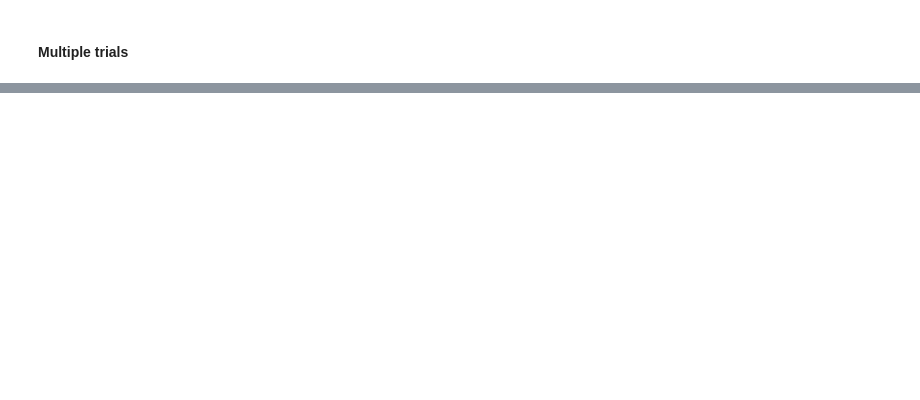
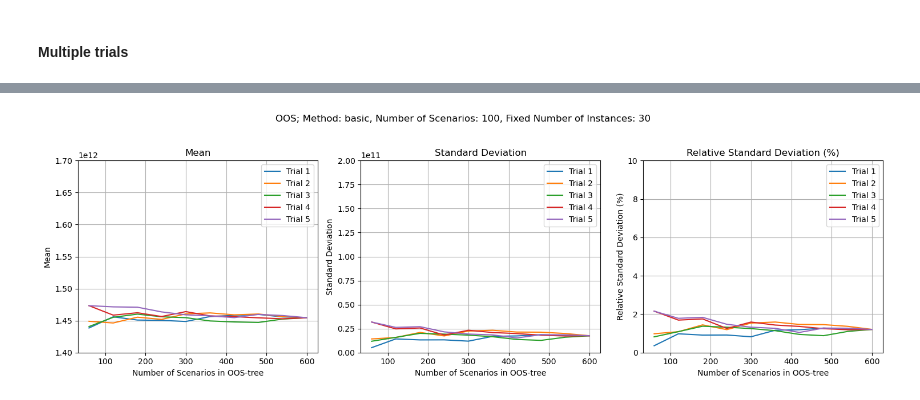
Before and after one commit to iverlg/masteroppgave, a Jupyter notebook: convergence_test.ipynb, the cells around one changed output, grey strips where cells are left out. Drawn from its saved outputs; the diff is of its cells as text; code cells hidden in the pictures; blank space fills up the shorter version.

```diff
--- a/convergence_test.ipynb
+++ b/convergence_test.ipynb
@@ -339,0 +194,98 @@ plt.show()
+# %%
+import random
+import matplotlib.pyplot as plt
+import numpy as np
+import pandas as pd
+
+ylims_mean = {10: [1e12, 4e12], 50: [1.4e12, 1.7e12], 100: [1.4e12, 1.7e12]}
+ylims_std = {10: [0, 1e12], 50: [0, 2e11], 100: [0, 2e11]}
+ylims_rel_std = {10: [0, 40], 50: [0, 10], 100: [0, 10]}
+
+method = "basic"
+num_scenarios = 100
+
+num_instances = 30
+
+# Define tree sizes
+tree_sizes = [60 * i for i in range(1, 11)]
+
+num_trials = 5  # Number of trials
+
+base_folder = f"NewOOS/dataset_europe_agg_v50/{method}_sce{num_scenarios}"
+
+mean_values_trials = []
+std_values_trials = []
+rel_std_values_trials = []
+
+tree_indices = [_ for _ in range(1, 11)]
+
+for _ in range(num_trials):
+    mean_values = []
+    std_values = []
+    rel_std_values = []
+
+    random.shuffle(tree_indices)
+
+    for j in tree_indices:  # Loop over the 10 trees
+        oos_values = []
+
+        for i in range(1, num_instances + 1):  # Consider all instances
+            inst_oos_values = []
+            for k in range(0, tree_indices.index(j) + 1):  # Consider the first j trees
+                tree_num = tree_indices[k]
+                oos_value_path = f"{base_folder}_{i}/oos_tree{tree_num}/out_of_sample_values.csv"
+                df_oos_value = pd.read_csv(oos_value_path)
+                oos_tree_value = float(df_oos_value["Objective value"][0])
+                inst_oos_values.append(oos_tree_value)
+            oos_values.append(np.mean(inst_oos_values))
+
+        mean_values.append(np.mean(oos_values))
+        std_values.append(np.std(oos_values))
+        rel_std_values.append(np.std(oos_values) / np.mean(oos_values) * 100)
+
+    mean_values_trials.append(mean_values)
+    std_values_trials.append(std_values)
+    rel_std_values_trials.append(rel_std_values)
+
+# Create subplots
+fig, axs = plt.subplots(1, 3, figsize=(15, 5))
+
+# Plot mean for each trial
+for idx, mean_values in enumerate(mean_values_trials):
+    axs[0].plot(tree_sizes, mean_values, label=f"Trial {idx + 1}")
+
+axs[0].set_xlabel('Number of Scenarios in OOS-tree')
+axs[0].set_ylabel('Mean')
+axs[0].set_title('Mean')
+axs[0].set_ylim(ylims_mean[num_scenarios][0], ylims_mean[num_scenarios][1])
+axs[0].grid(True)
+axs[0].legend()
+
+# Plot standard deviation for each trial
+for idx, std_values in enumerate(std_values_trials):
+    axs[1].plot(tree_sizes, std_values, label=f"Trial {idx + 1}")
+
+axs[1].set_xlabel('Number of Scenarios in OOS-tree')
+axs[1].set_ylabel('Standard Deviation')
+axs[1].set_title('Standard Deviation')
+axs[1].set_ylim(ylims_std[num_scenarios][0], ylims_std[num_scenarios][1])
+axs[1].grid(True)
+axs[1].legend()
+
+# Plot relative standard deviation for each trial
+for idx, rel_std_values in enumerate(rel_std_values_trials):
+    axs[2].plot(tree_sizes, rel_std_values, label=f"Trial {idx + 1}")
+
+axs[2].set_xlabel('Number of Scenarios in OOS-tree')
+axs[2].set_ylabel('Relative Standard Deviation (%)')
+axs[2].set_title('Relative Standard Deviation (%)')
+axs[2].set_ylim(ylims_rel_std[num_scenarios][0], ylims_rel_std[num_scenarios][1])
+axs[2].grid(True)
+axs[2].legend()
+
+# Add supertitle
+fig.suptitle(f"OOS; Method: {method}, Number of Scenarios: {num_scenarios}, Fixed Number of Instances: {num_instances}")
+plt.tight_layout(rect=[0, 0.03, 1, 0.95])  # Adjust the layout to make space for the suptitle
+plt.show()
+# %% [output]
+[figure, added]
```
Also changed, not shown: parts of 8 cells of this notebook.
